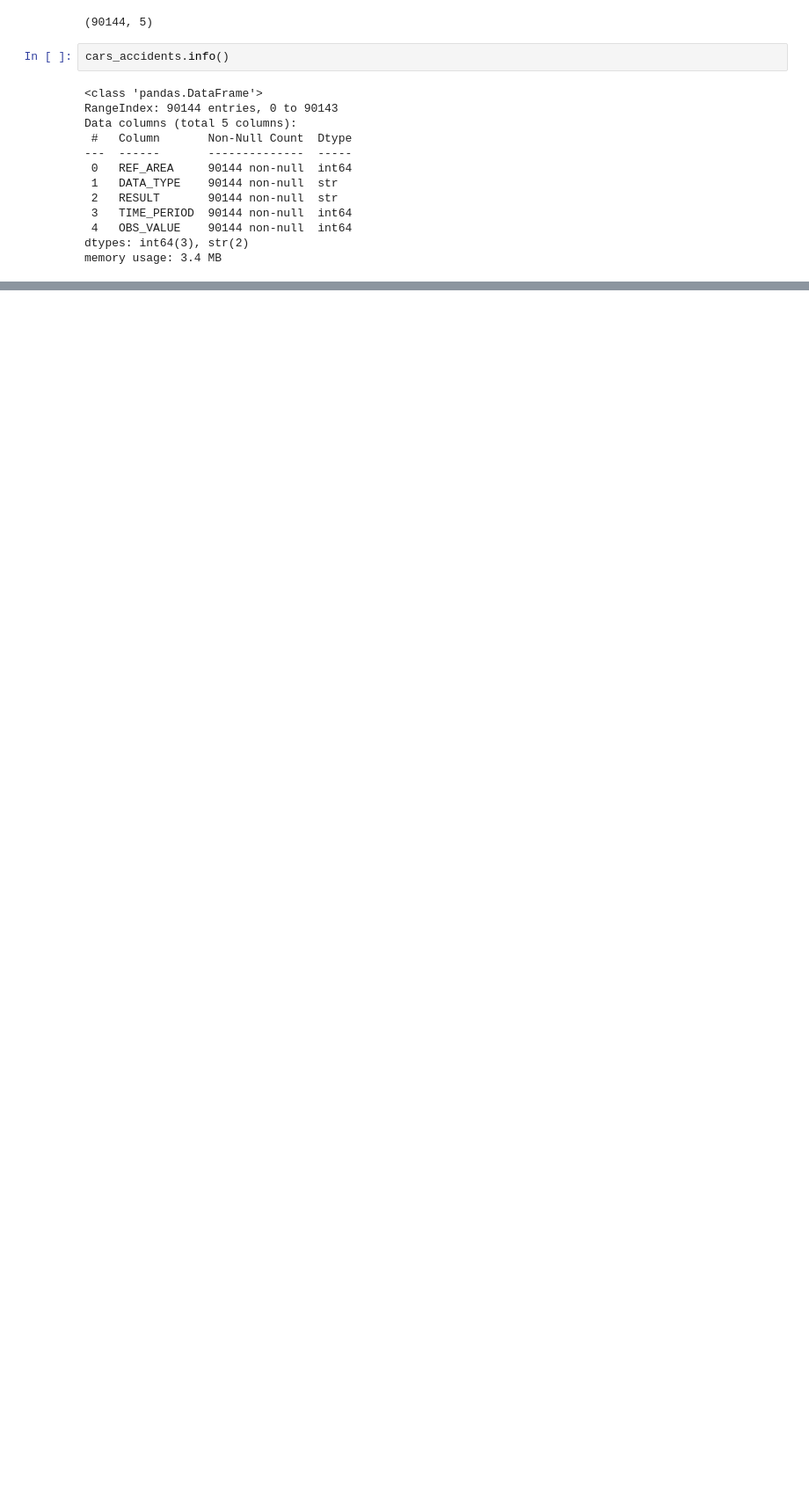
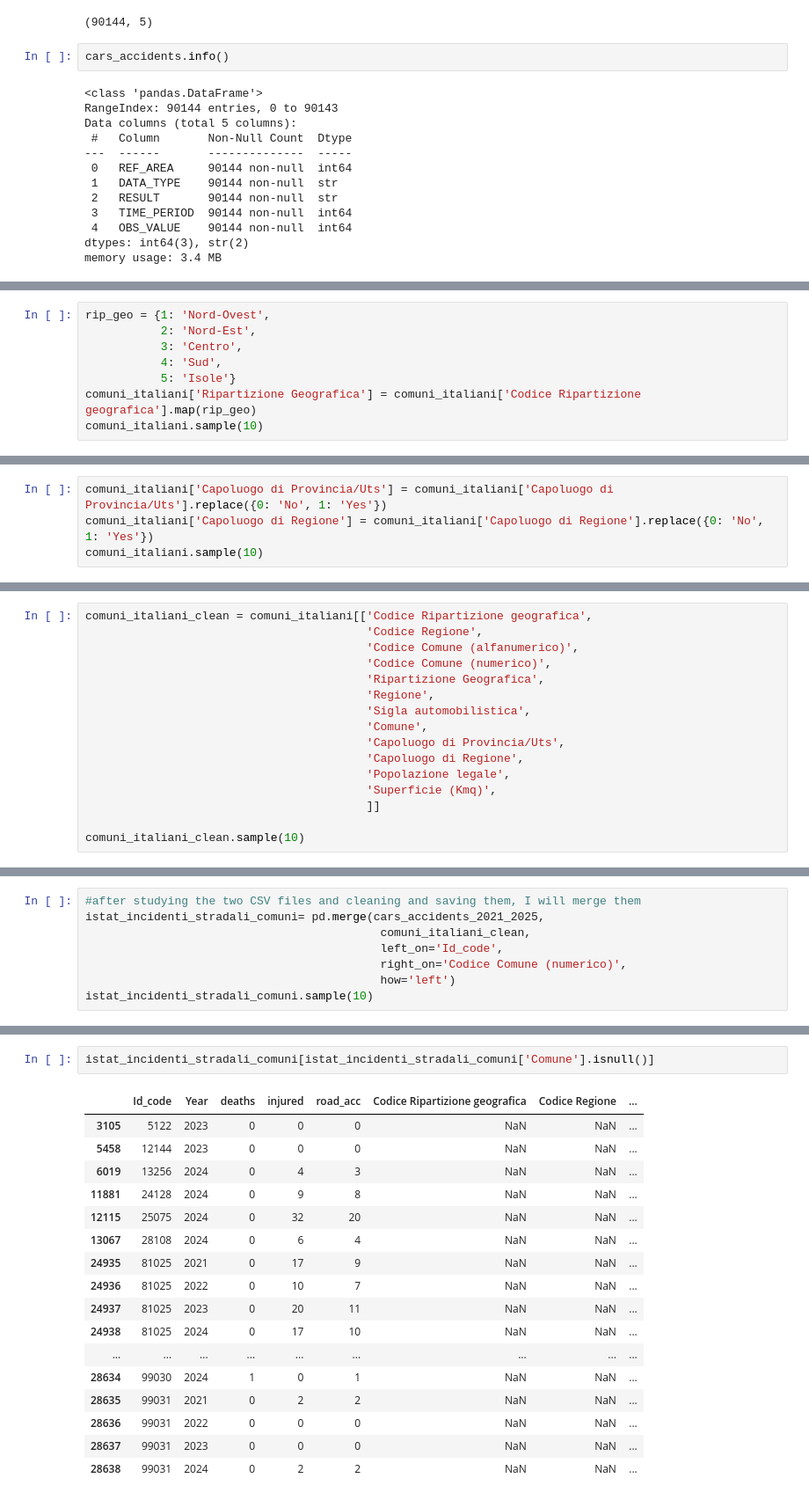
Before and after one commit to alessandropietrocarlo89-hub/final_exam_test, a Jupyter notebook: project.ipynb, the cells around one changed output, grey strips where cells are left out. Shown at 88% size. Cells and saved outputs as stored; diff of their text form; blank space fills up the shorter version.

Commit message:
cleaning and savig final DF

```diff
--- a/project.ipynb
+++ b/project.ipynb
@@ -164,0 +274,8 @@ cars_accidents_2021_2025.sample(10)
+# %%
+rip_geo = {1: 'Nord-Ovest',
+           2: 'Nord-Est',
+           3: 'Centro',
+           4: 'Sud',
+           5: 'Isole'}
+comuni_italiani['Ripartizione Geografica'] = comuni_italiani['Codice Ripartizione geografica'].map(rip_geo)
+comuni_italiani.sample(10)
@@ -164,0 +294,4 @@ cars_accidents_2021_2025.sample(10)
+# %%
+comuni_italiani['Capoluogo di Provincia/Uts'] = comuni_italiani['Capoluogo di Provincia/Uts'].replace({0: 'No', 1: 'Yes'})
+comuni_italiani['Capoluogo di Regione'] = comuni_italiani['Capoluogo di Regione'].replace({0: 'No', 1: 'Yes'})
+comuni_italiani.sample(10)
@@ -164,0 +322,16 @@ cars_accidents_2021_2025.sample(10)
+# %%
+comuni_italiani_clean = comuni_italiani[['Codice Ripartizione geografica',
+                                         'Codice Regione',
+                                         'Codice Comune (alfanumerico)',
+                                         'Codice Comune (numerico)',
+                                         'Ripartizione Geografica',
+                                         'Regione',
+                                         'Sigla automobilistica',
+                                         'Comune',
+                                         'Capoluogo di Provincia/Uts',
+                                         'Capoluogo di Regione',
+                                         'Popolazione legale',
+                                         'Superficie (Kmq)',
+                                         ]]
+
+comuni_italiani_clean.sample(10)
@@ -164,0 +356,8 @@ cars_accidents_2021_2025.sample(10)
+# %%
+#after studying the two CSV files and cleaning and saving them, I will merge them
+istat_incidenti_stradali_comuni= pd.merge(cars_accidents_2021_2025,
+                                           comuni_italiani_clean,
+                                           left_on='Id_code',
+                                           right_on='Codice Comune (numerico)',
+                                           how='left')
+istat_incidenti_stradali_comuni.sample(10)
@@ -164,0 +404,20 @@ cars_accidents_2021_2025.sample(10)
+# %%
+istat_incidenti_stradali_comuni[istat_incidenti_stradali_comuni['Comune'].isnull()]
+# %% [output]
+|  | Id_code | Year | deaths | injured | road_acc | Codice Ripartizione geografica | Codice Regione | ... |
+| 3105 | 5122 | 2023 | 0 | 0 | 0 | NaN | NaN | ... |
+| 5458 | 12144 | 2023 | 0 | 0 | 0 | NaN | NaN | ... |
+| 6019 | 13256 | 2024 | 0 | 4 | 3 | NaN | NaN | ... |
+| 11881 | 24128 | 2024 | 0 | 9 | 8 | NaN | NaN | ... |
+| 12115 | 25075 | 2024 | 0 | 32 | 20 | NaN | NaN | ... |
+| 13067 | 28108 | 2024 | 0 | 6 | 4 | NaN | NaN | ... |
+| 24935 | 81025 | 2021 | 0 | 17 | 9 | NaN | NaN | ... |
+| 24936 | 81025 | 2022 | 0 | 10 | 7 | NaN | NaN | ... |
+| 24937 | 81025 | 2023 | 0 | 20 | 11 | NaN | NaN | ... |
+| 24938 | 81025 | 2024 | 0 | 17 | 10 | NaN | NaN | ... |
+| ... | ... | ... | ... | ... | ... | ... | ... | ... |
+| 28634 | 99030 | 2024 | 1 | 0 | 1 | NaN | NaN | ... |
+| 28635 | 99031 | 2021 | 0 | 2 | 2 | NaN | NaN | ... |
+| 28636 | 99031 | 2022 | 0 | 0 | 0 | NaN | NaN | ... |
+| 28637 | 99031 | 2023 | 0 | 0 | 0 | NaN | NaN | ... |
+| 28638 | 99031 | 2024 | 0 | 2 | 2 | NaN | NaN | ... |
```
Also changed, not shown: parts of 30 cells of this notebook, 2 other files.
